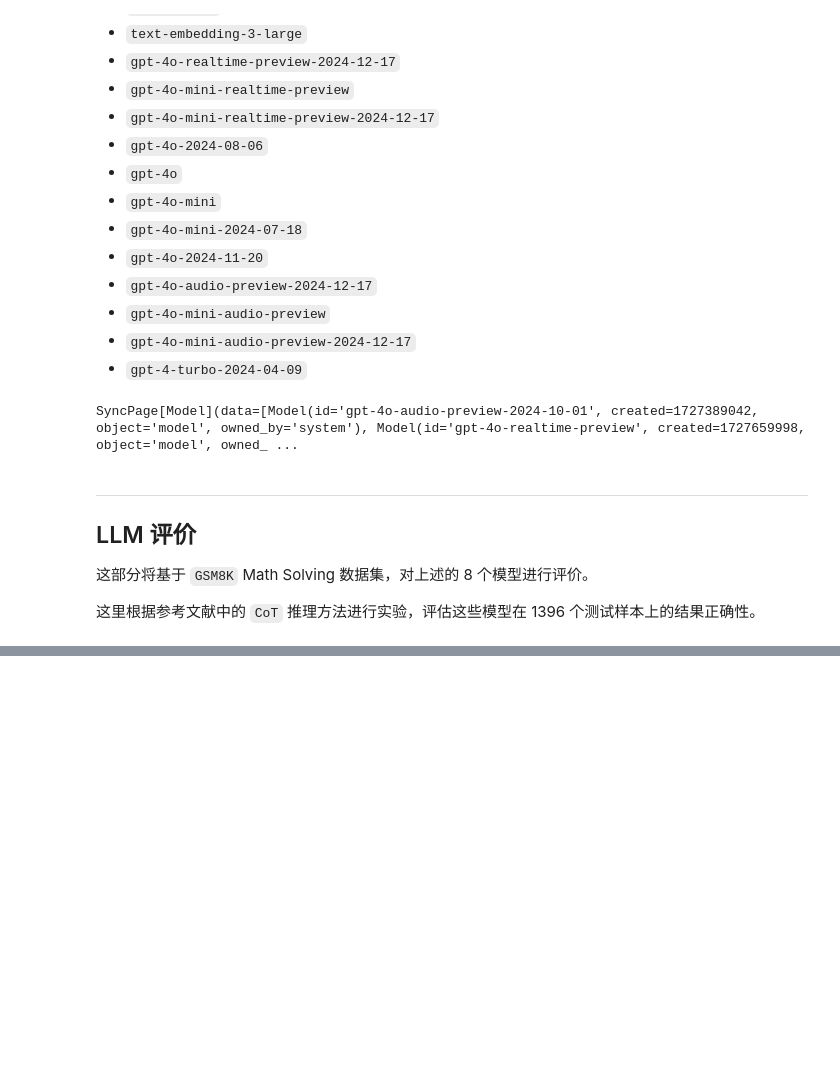
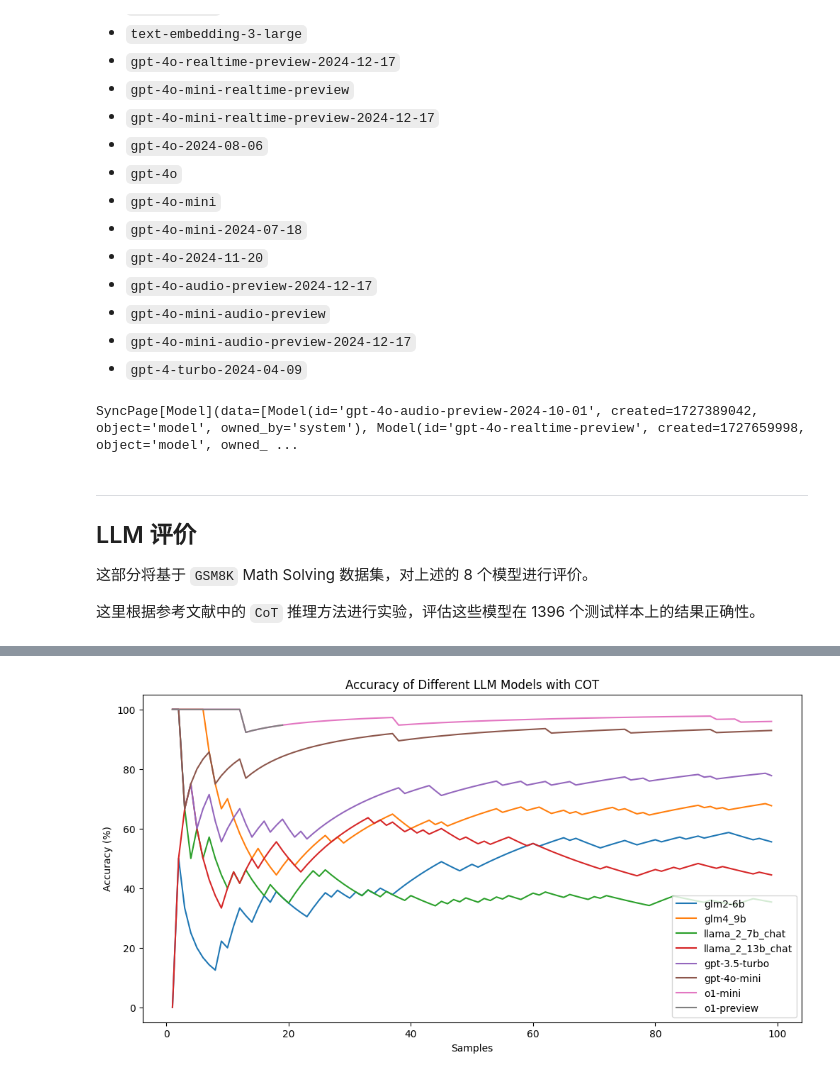
Before and after one commit to Albresky/Advanced-Machine-Learning, a Jupyter notebook: exper_a5/Assignment_A5.ipynb, the cells around one changed output, grey strips where cells are left out. Saved outputs shown, nothing was run; the diff lists cells and outputs as text; code cells hidden in the pictures; blank space fills up the shorter version.

```diff
--- a/exper_a5/Assignment_A5.ipynb
+++ b/exper_a5/Assignment_A5.ipynb
@@ -464,0 +886,80 @@ print(f"o1-preview Accuracy: {gpt_o1_preview_accuracy * 100:.2f}%")
+# %%
+import re
+
+def extract_acc(res:str):
+    pattern = r'\[Evaluate\] Accuracy\[(\d+)/(\d+)\] = (\d+\.\d+)%'
+    matches = re.findall(pattern, res)
+    indices = []
+    totals = 0
+    accuracy_all = []
+    if matches:
+        for match in matches:
+            index, total, accuracy = match
+            indices.append(int(index))
+            accuracy_all.append(float(accuracy))
+            totals = int(total)
+    return indices, accuracy_all, totals
+
+def extract_from_file(filename:str):
+    with open(filename, "r") as f:
+        res = f.read()
+    return extract_acc(res)
+
+
+file_list_with_cot = [
+    "results_glm2-6b.log",
+    "results_glm4_9b.log",
+    "results_llama_2_7b_chat.log",
+    "results_llama_2_13b_chat.log",
+    "results_gpt-3.5-turbo.log",
+    "results_gpt-4o-mini.log",
+    "results_o1-mini.log",
+    "results_o1-preview.log"
+]
+
+labels = ["glm2-6b", "glm4_9b", "llama_2_7b_chat", "llama_2_13b_chat", "gpt-3.5-turbo", "gpt-4o-mini", "o1-mini", "o1-preview"]
+
+file_list_no_cot = [
+    "results_glm2-6b-no-cot.log",
+    "results_glm4_9b-no-cot.log",
+    "results_llama_2_7b_chat-no-cot.log",
+    "results_llama_2_13b_chat-no-cot.log",
+    "results_gpt-3.5-turbo-no-cot.log",
+    "results_gpt-4o-mini-no-cot.log",
+    "results_o1-mini-no-cot.log",
+    "results_o1-preview-no-cot.log"
+]
+
+def extract_from_files(file_list):
+    results = []
+    for file in file_list:
+        indices, accuracy_all, totals = extract_from_file(file)
+        if indices is not None:
+            results.append((indices, accuracy_all, totals))
+    return results
+
+
+def visualize_results(results, title:str):
+    import matplotlib.pyplot as plt
+    import numpy as np
+
+    fig, ax = plt.subplots(1, 1, figsize=(12, 6))
+
+    idx = 0
+    for indices, accuracy_all, totals in results:
+        ax.plot(indices, accuracy_all, label=f"{labels[idx]}")
+        idx += 1
+
+    ax.set_xlabel("Samples")
+    ax.set_ylabel("Accuracy (%)")
+    ax.set_title(title)
+    ax.legend()
+    plt.show()
+
+
+results_with_cot = extract_from_files(file_list_with_cot)
+results_no_cot = extract_from_files(file_list_no_cot)
+visualize_results(results_with_cot, "Accuracy of Different LLM Models with COT")
+visualize_results(results_no_cot, "Accuracy of Different LLM Models with COT")
+# %% [output]
+[figure, added]
```
Also changed, not shown: parts of 38 cells of this notebook.
